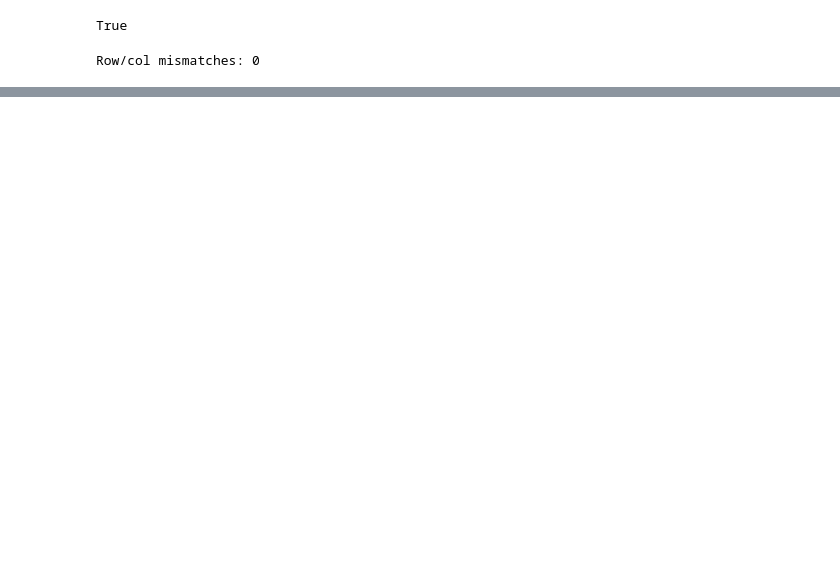
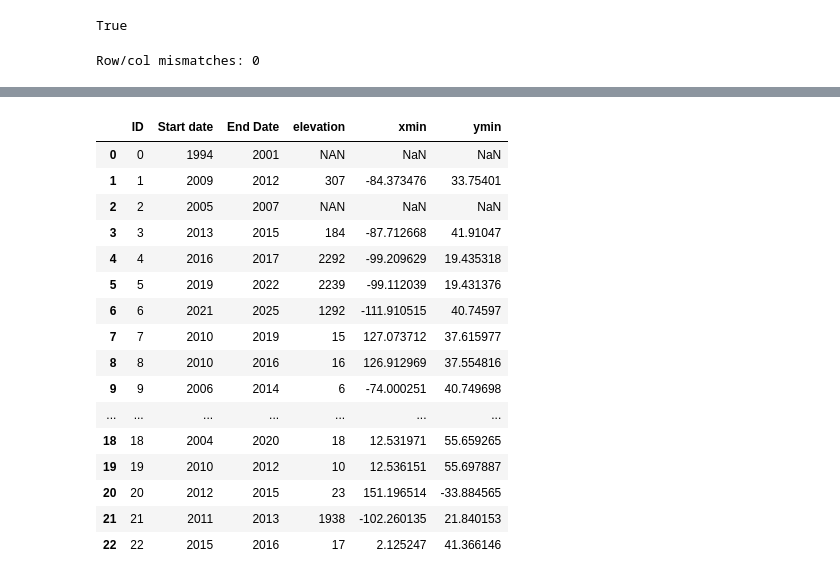
Before and after one commit to thomaslu678/Praxis-Lab-25-26, a Jupyter notebook: clean/2_ee_task_lst_all_points.ipynb, the cells around one changed output, grey strips where cells are left out. Saved outputs shown, nothing was run; the diff lists cells and outputs as text; code cells hidden in the pictures; blank space fills up the shorter version.

```diff
--- a/clean/2_ee_task_lst_all_points.ipynb
+++ b/clean/2_ee_task_lst_all_points.ipynb
@@ -925,0 +1120,25 @@ Row/col mismatches: 0
+# %%
+# Case metadata loop
+for index, row in case_studies_data.iterrows():
+    id = row['ID']
+
+    json_path = "/content/downloaded_csv/" + str(id) + "/metadata.json"
+
+    with open(json_path, 'r') as file:
+        data = json.load(file)
+        x = data['extent_wgs84']['xmin']
+        y = data['extent_wgs84']['ymin']
+
+        elev = None
+
+        if (~np.isnan(x)):
+            xy = ee.Geometry.Point([x, y])
+            elev = dem.sample(xy, 30).first().get('elevation').getInfo()
+        else:
+            elev = "NAN"
+        case_studies_data.at[index, "xmin"] = x
+        case_studies_data.at[index, "ymin"] = y
+
+    case_studies_data.at[index, "elevation"] = elev
+
+    print("Finished processing index " + str(id))
@@ -925,0 +1176,20 @@ Row/col mismatches: 0
+# %%
+case_studies_data
+# %% [output]
+|  | ID | Start date | End Date | elevation | xmin | ymin |
+| 0 | 0 | 1994 | 2001 | NAN | NaN | NaN |
+| 1 | 1 | 2009 | 2012 | 307 | -84.373476 | 33.75401 |
+| 2 | 2 | 2005 | 2007 | NAN | NaN | NaN |
+| 3 | 3 | 2013 | 2015 | 184 | -87.712668 | 41.91047 |
+| 4 | 4 | 2016 | 2017 | 2292 | -99.209629 | 19.435318 |
+| 5 | 5 | 2019 | 2022 | 2239 | -99.112039 | 19.431376 |
+| 6 | 6 | 2021 | 2025 | 1292 | -111.910515 | 40.74597 |
+| 7 | 7 | 2010 | 2019 | 15 | 127.073712 | 37.615977 |
+| 8 | 8 | 2010 | 2016 | 16 | 126.912969 | 37.554816 |
+| 9 | 9 | 2006 | 2014 | 6 | -74.000251 | 40.749698 |
+| ... | ... | ... | ... | ... | ... | ... |
+| 18 | 18 | 2004 | 2020 | 18 | 12.531971 | 55.659265 |
+| 19 | 19 | 2010 | 2012 | 10 | 12.536151 | 55.697887 |
+| 20 | 20 | 2012 | 2015 | 23 | 151.196514 | -33.884565 |
+| 21 | 21 | 2011 | 2013 | 1938 | -102.260135 | 21.840153 |
+| 22 | 22 | 2015 | 2016 | 17 | 2.125247 | 41.366146 |
```
Also changed, not shown: parts of 35 cells of this notebook.
